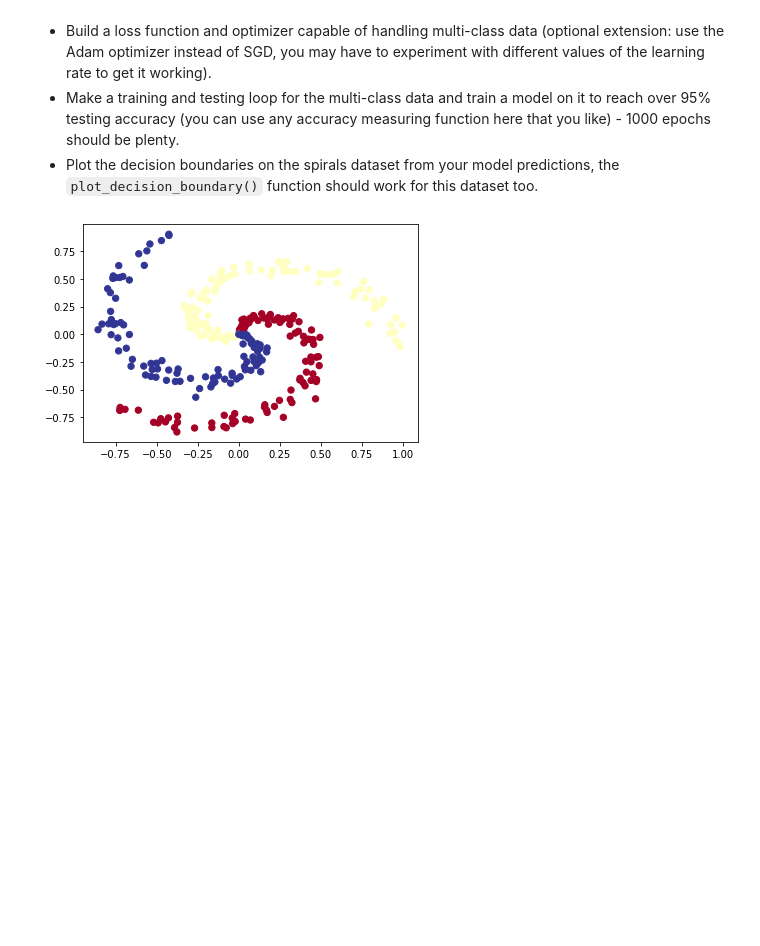
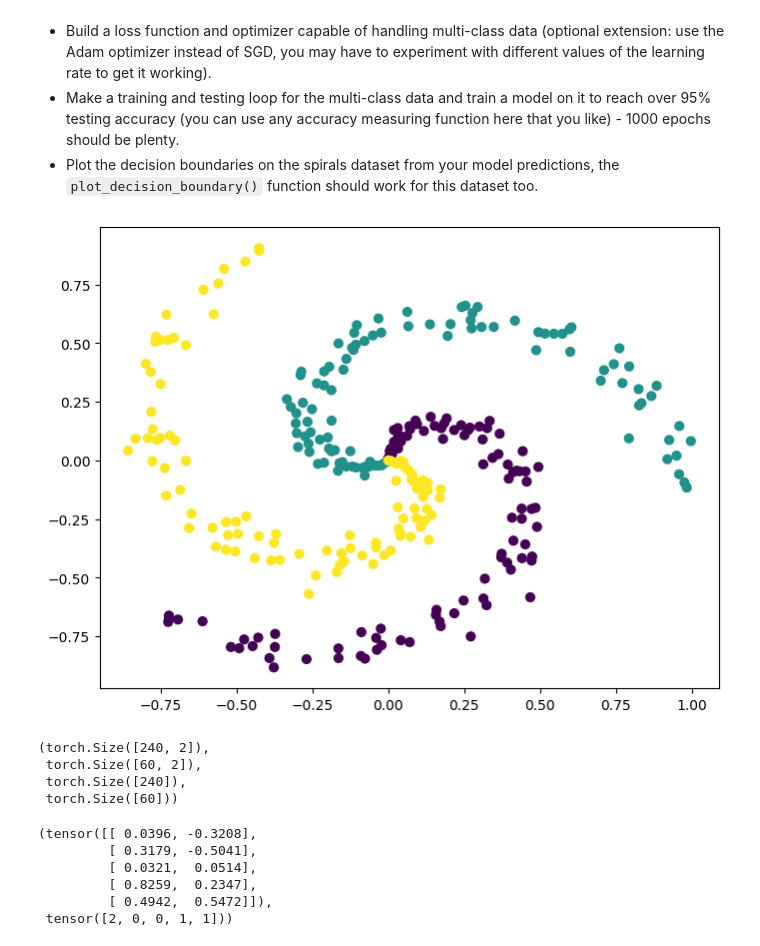
Before and after one commit to soloeinsteinmit/SophiaDL, a Jupyter notebook: exercises/02_pytorch_classification_exercises.ipynb, the cells around one changed output. Cells and saved outputs as stored; diff of their text form; code cells hidden in the pictures; blank space fills up the shorter version.

```diff
--- a/exercises/02_pytorch_classification_exercises.ipynb
+++ b/exercises/02_pytorch_classification_exercises.ipynb
@@ -208,30 +366,49 @@ def plot_decision_boundary(model, X, y):
 # %%
 # Code for creating a spiral dataset from CS231n
 import numpy as np
 import matplotlib.pyplot as plt
 RANDOM_SEED = 42
 np.random.seed(RANDOM_SEED)
 N = 100 # number of points per class
 D = 2 # dimensionality
 K = 3 # number of classes
 X = np.zeros((N*K,D)) # data matrix (each row = single example)
 y = np.zeros(N*K, dtype='uint8') # class labels
 for j in range(K):
   ix = range(N*j,N*(j+1))
   r = np.linspace(0.0,1,N) # radius
   t = np.linspace(j*4,(j+1)*4,N) + np.random.randn(N)*0.2 # theta
   X[ix] = np.c_[r*np.sin(t), r*np.cos(t)]
   y[ix] = j
 # lets visualize the data
-plt.scatter(X[:, 0], X[:, 1], c=y, s=40, cmap=plt.cm.RdYlBu)
+plt.figure(figsize=(8, 6))
+# plt.scatter(X[:, 0], X[:, 1], c=y, s=40, cmap=plt.cm.RdYlBu)
+plt.scatter(X[:, 0], X[:, 1], c=y, s=40)
 plt.show()
 # %% [output]
-[figure, old version]
+[figure, new version]
 # %%
 # Turn data into tensors
 import torch
-X = torch.from_numpy(X).type(torch.float) # features as float32
-y = torch.from_numpy(y).type(torch.LongTensor) # labels need to be of type long
+X = torch.from_numpy(X).type(torch.float).to(device=device) # features as float32
+y = torch.from_numpy(y).type(torch.LongTensor).to(device=device) # labels need to be of type long
 
 # Create train and test splits
 from sklearn.model_selection import train_test_split
+
+X_train, X_test, y_train, y_test = train_test_split(X, y, test_size=0.2, random_state=RANDOM_SEED)
+X_train.shape, X_test.shape, y_train.shape, y_test.shape
+# %% [output]
+(torch.Size([240, 2]),
+ torch.Size([60, 2]),
+ torch.Size([240]),
+ torch.Size([60]))
+# %%
+X_train[:5], y_train[:5]
+# %% [output]
+(tensor([[ 0.0396, -0.3208],
+         [ 0.3179, -0.5041],
+         [ 0.0321,  0.0514],
+         [ 0.8259,  0.2347],
+         [ 0.4942,  0.5472]]),
+ tensor([2, 0, 0, 1, 1]))
```
Also changed, not shown: parts of 29 cells of this notebook, 1 other file.
